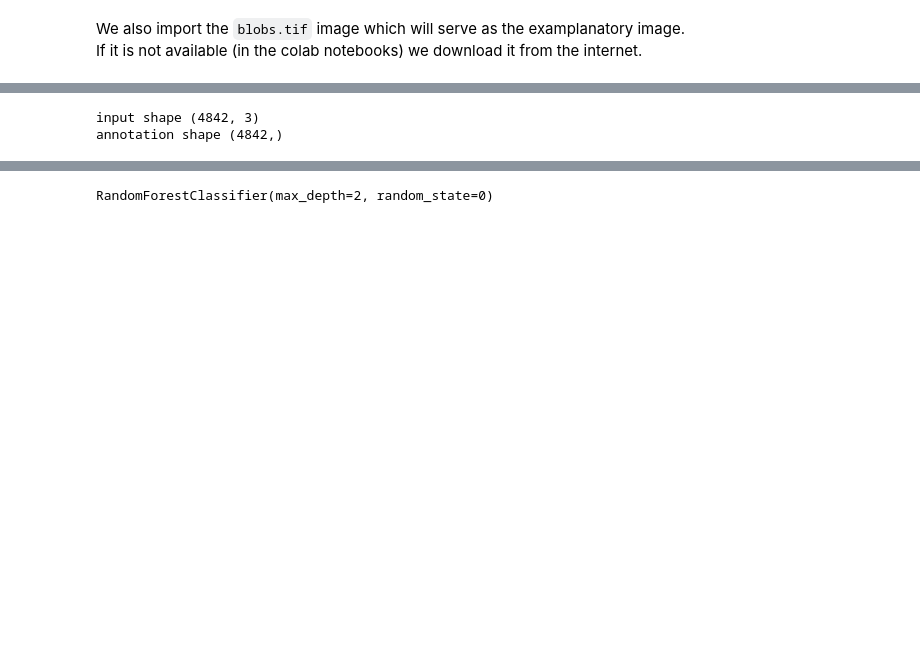
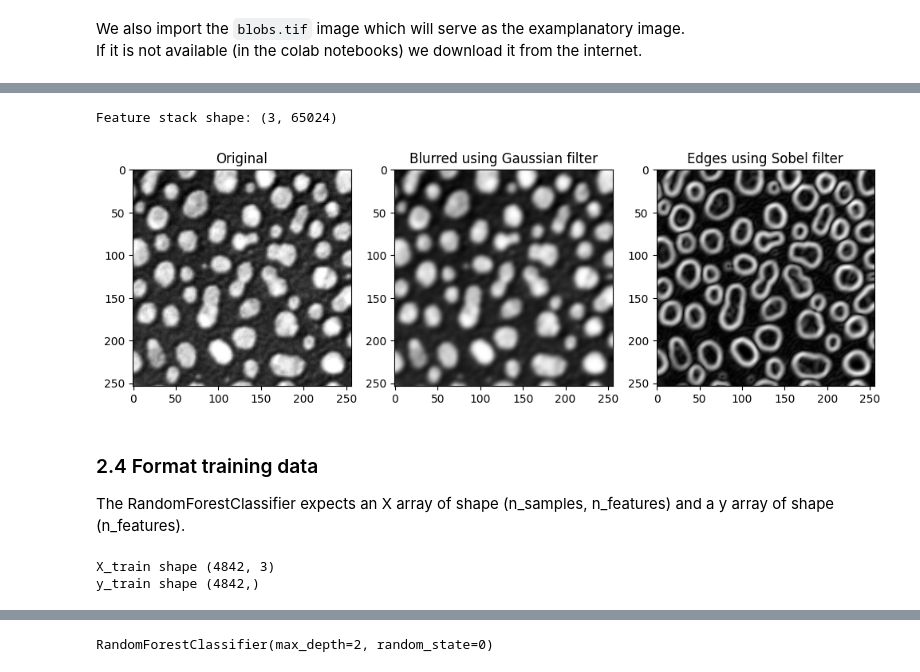
Before and after one commit to moritzmarquardt/workshop_IBEC, a Jupyter notebook: 02_cell_segmentation_classification_rfc.ipynb, the cells around one changed output, grey strips where cells are left out. Saved outputs shown, nothing was run; the diff lists cells and outputs as text; code cells hidden in the pictures; blank space fills up the shorter version.

```diff
--- a/02_cell_segmentation_classification_rfc.ipynb
+++ b/02_cell_segmentation_classification_rfc.ipynb
@@ -112,22 +123,66 @@ plt.show()
+# %%
+def generate_feature_stack(image: np.ndarray) -> np.ndarray:
+    """
+    Generate a stack of features from an image. For each pixel in the image, the function extracts three features.
+    These festures are:
+    - the original image
+    - a blurred version of the image using a Gaussian filter from the skimage.filters module
+    - an edge-detected version of the image using the Sobel filter from the skimage.filters module
+
+    Parameters
+    image : np.ndarray The input image.
+
+    Returns
+    np.ndarray The feature stack.
+    """
+    # define additional features
+    blurred_image = filters.gaussian(image, sigma=2) #TODO: Use the filters.gaussian function from the skimage module with sigma=2
+    #TODO (for fast people) Play around with the sigma parameter. A larger sigma corresponds to a larger gaussian kernel and thus more blurring. Find a balance so that noise is reduced but edges are still visible.
+    edges_image = filters.sobel(blurred_image) #TODO (use the filters.sobel function from the skimage module)
+
+    # collect features in a stack
+    # The ravel() function turns a nD image into a 1-D image.
+    # We need to use it because scikit-learn expects values in a 1-D format here.
+    feature_stack = [
+        image.ravel(),
+        blurred_image.ravel(),
+        edges_image.ravel()
+    ]
+
+    # return stack as numpy-array
+    return np.asarray(feature_stack)
+
+feature_stack = generate_feature_stack(image)
+print('Feature stack shape:', feature_stack.shape)
+
+# visualise feature images
+fig, axes = plt.subplots(1, 3, figsize=(12,4))
+
+# reshape(image.shape) is the opposite of ravel() here. We just need it for visualization.
+axes[0].imshow(feature_stack[0].reshape(image.shape), cmap='gray')
+axes[0].set_title('Original')
+axes[1].imshow(feature_stack[1].reshape(image.shape), cmap='gray')
+axes[1].set_title('Blurred using Gaussian filter')
+axes[2].imshow(feature_stack[2].reshape(image.shape), cmap='gray')
+axes[2].set_title('Edges using Sobel filter')
+plt.show()
+# %% [output]
+Feature stack shape: (3, 65024)
+[figure, added]
+# %% [markdown]
+### 2.4 Format training data
+The RandomForestClassifier expects an X array of shape (n_samples, n_features) and a y array of shape (n_features).
 # %%
-def format_data(feature_stack, annotation):
-    # reformat the data to match what scikit-learn expects
-    # transpose the feature stack
-    X = feature_stack.T
-    # make the annotation 1-dimensional
-    y = annotation.ravel()
+X_train = feature_stack.T
+y_train = annotations.ravel()
 
-    # remove all pixels from the feature and annotations which have not been annotated
-    mask = y > 0
-    X = X[mask]
-    y = y[mask]
+# remove all pixels from the feature and annotations which have not been annotated
+mask = y_train > 0
+X_train = X_train[mask]
+y_train = y_train[mask]
 
-    return X, y
-
-X, y = format_data(feature_stack, annotations)
-
-print("input shape", X.shape)
-print("annotation shape", y.shape)
+print("X_train shape", X_train.shape)
+print("y_train shape", y_train.shape)
 # %% [output]
-input shape (4842, 3)
-annotation shape (4842,)
+X_train shape (4842, 3)
+y_train shape (4842,)
```
Also changed, not shown: parts of 19 cells of this notebook.
